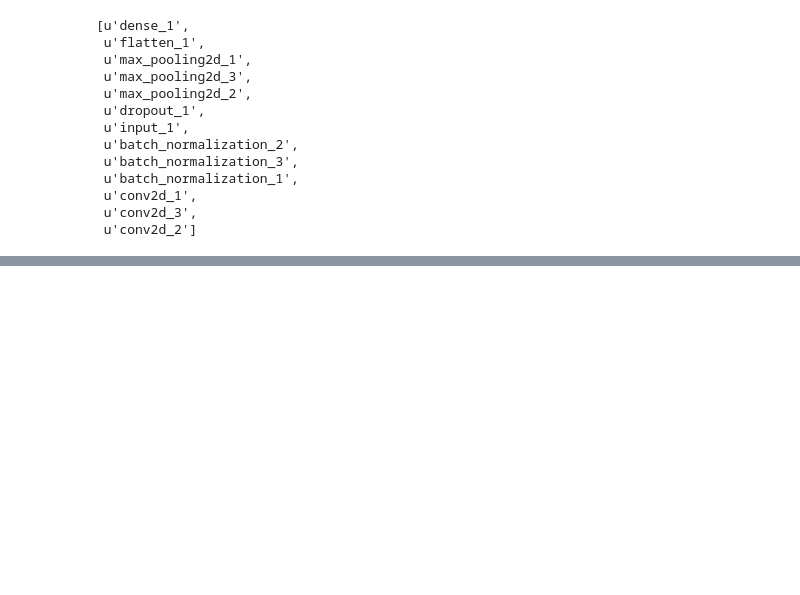
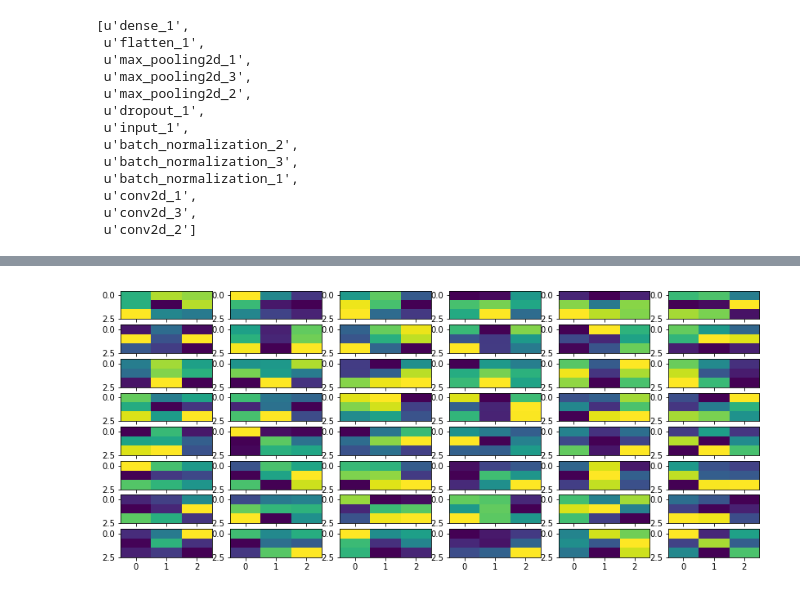
Before and after one commit to iwonasob/DLGdansk, a Jupyter notebook: What has our model learnt?.ipynb, the cells around one changed output, grey strips where cells are left out. Cells and saved outputs as stored; diff of their text form; code cells hidden in the pictures; blank space fills up the shorter version.

```diff
--- a/What has our model learnt?.ipynb
+++ b/What has our model learnt?.ipynb
@@ -107,0 +127,10 @@ plt.colorbar()
+# %%
+filters=model.get_weights()[0]
+fig=plt.figure()
+for idx in range(0,filters.shape[3]):
+    #print(idx)
+    plt.subplot(8,6,idx+1)
+
+    im = plt.imshow(filters[:,:,0,idx], aspect='auto')
+# %% [output]
+[figure, added]
```
Also changed, not shown: parts of 9 cells of this notebook, 1 other file.
